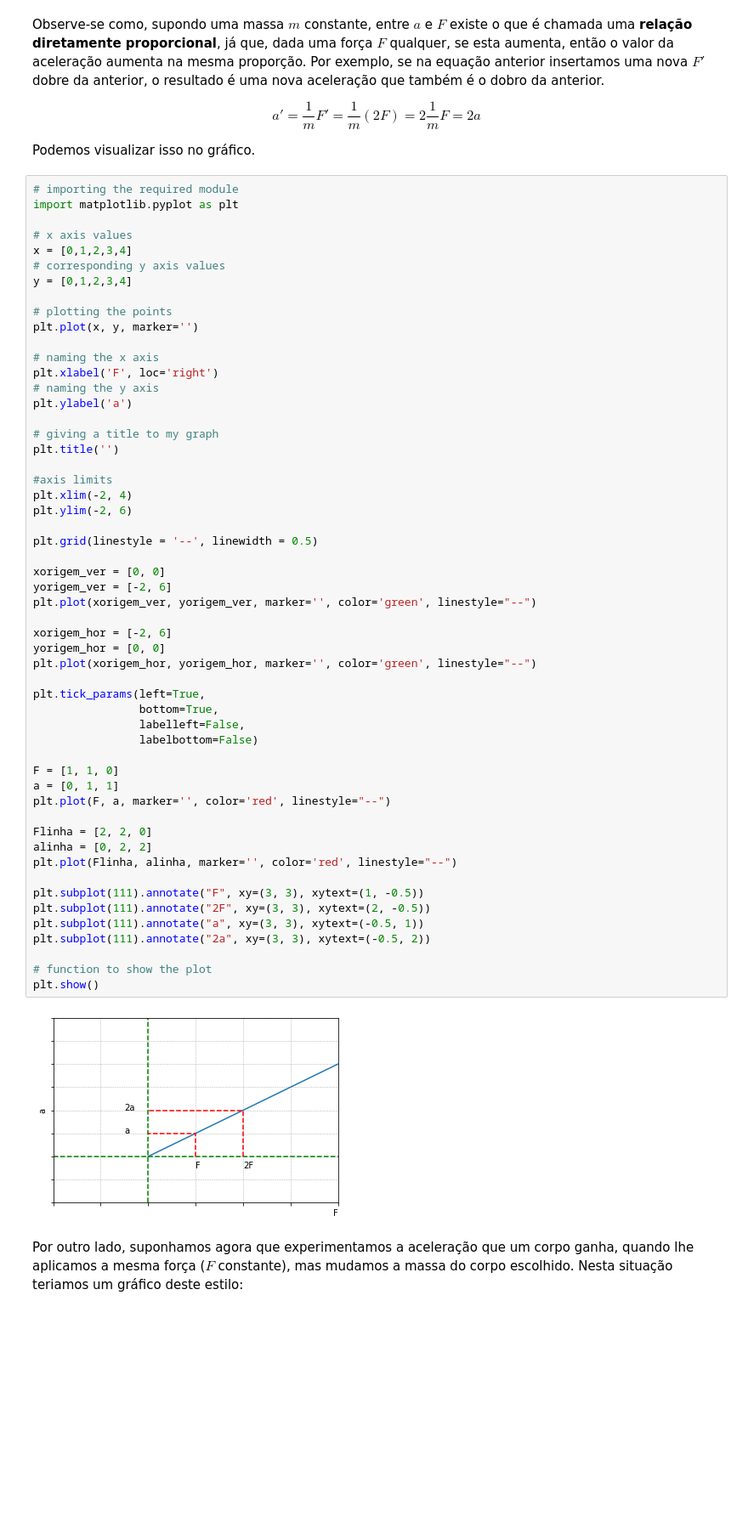
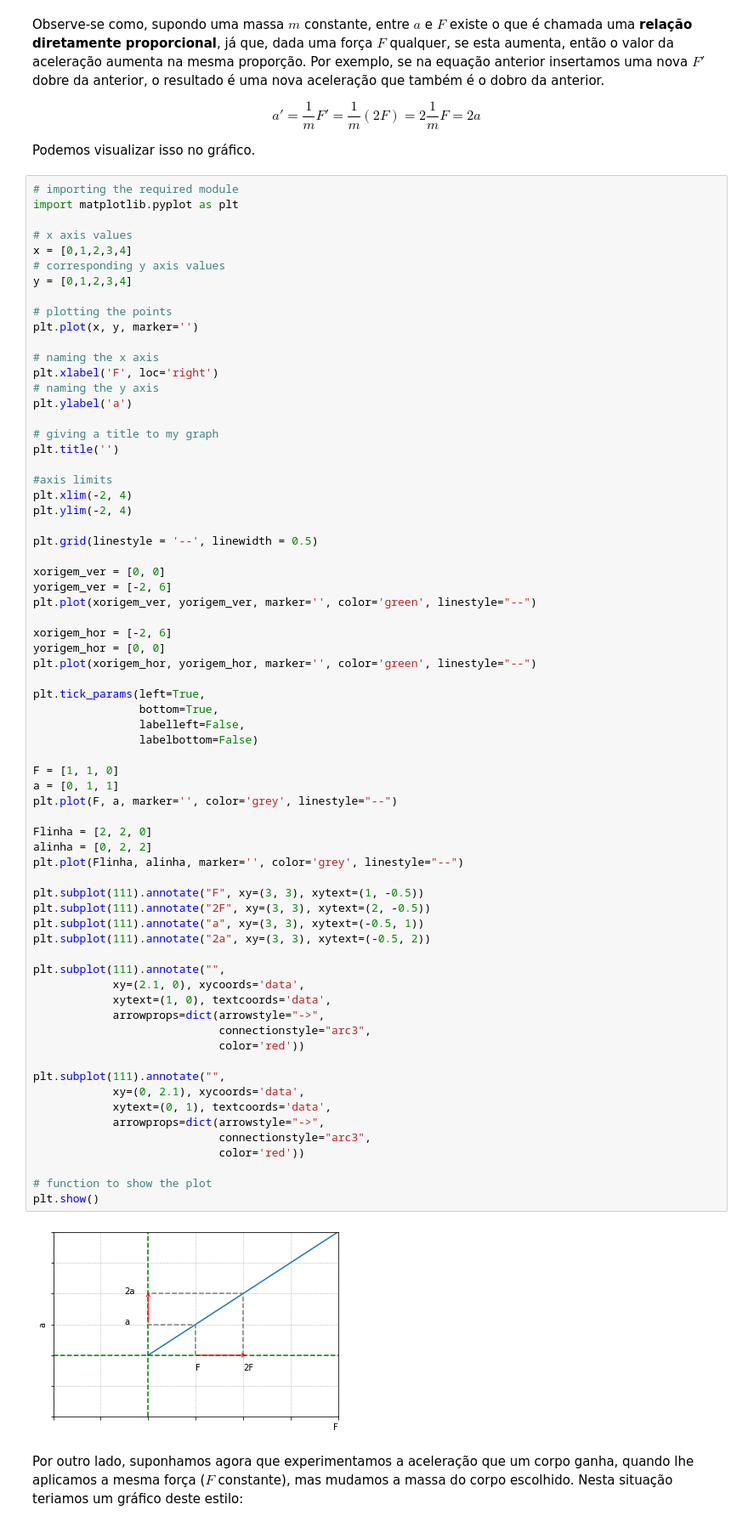
Before and after one commit to BorjaRuizReverter/LivroFisicaGeral, a Jupyter notebook: Capitulo6.ipynb, the cells around one changed output. Shown at 85% size. Saved outputs shown, nothing was run; the diff lists cells and outputs as text; blank space fills up the shorter version.

```diff
--- a/Capitulo6.ipynb
+++ b/Capitulo6.ipynb
@@ -155,40 +155,54 @@ plt.title('')
 
 #axis limits
 plt.xlim(-2, 4)
-plt.ylim(-2, 6)
+plt.ylim(-2, 4)
 
 plt.grid(linestyle = '--', linewidth = 0.5)
 
 xorigem_ver = [0, 0]
 yorigem_ver = [-2, 6]
 plt.plot(xorigem_ver, yorigem_ver, marker='', color='green', linestyle="--")
 
 xorigem_hor = [-2, 6]
 yorigem_hor = [0, 0]
 plt.plot(xorigem_hor, yorigem_hor, marker='', color='green', linestyle="--")
 
 plt.tick_params(left=True,
                 bottom=True,
                 labelleft=False,
                 labelbottom=False)
 
 F = [1, 1, 0]
 a = [0, 1, 1]
-plt.plot(F, a, marker='', color='red', linestyle="--")
+plt.plot(F, a, marker='', color='grey', linestyle="--")
 
 Flinha = [2, 2, 0]
 alinha = [0, 2, 2]
-plt.plot(Flinha, alinha, marker='', color='red', linestyle="--")
+plt.plot(Flinha, alinha, marker='', color='grey', linestyle="--")
 
 plt.subplot(111).annotate("F", xy=(3, 3), xytext=(1, -0.5))
 plt.subplot(111).annotate("2F", xy=(3, 3), xytext=(2, -0.5))
 plt.subplot(111).annotate("a", xy=(3, 3), xytext=(-0.5, 1))
 plt.subplot(111).annotate("2a", xy=(3, 3), xytext=(-0.5, 2))
 
+plt.subplot(111).annotate("",
+            xy=(2.1, 0), xycoords='data',
+            xytext=(1, 0), textcoords='data',
+            arrowprops=dict(arrowstyle="->",
+                            connectionstyle="arc3",
+                            color='red'))
+
+plt.subplot(111).annotate("",
+            xy=(0, 2.1), xycoords='data',
+            xytext=(0, 1), textcoords='data',
+            arrowprops=dict(arrowstyle="->",
+                            connectionstyle="arc3",
+                            color='red'))
+
 # function to show the plot
 plt.show()
 # %% [output]
-[figure, old version]
+[figure, new version]
 # %% [markdown]
 Por outro lado, suponhamos agora que experimentamos a aceleração que um corpo ganha, quando lhe aplicamos a mesma força ($F$ constante), mas mudamos a massa do corpo escolhido. Nesta situação teriamos um gráfico deste estilo:
 # %%
```
Also changed, not shown: parts of 4 cells of this notebook.
